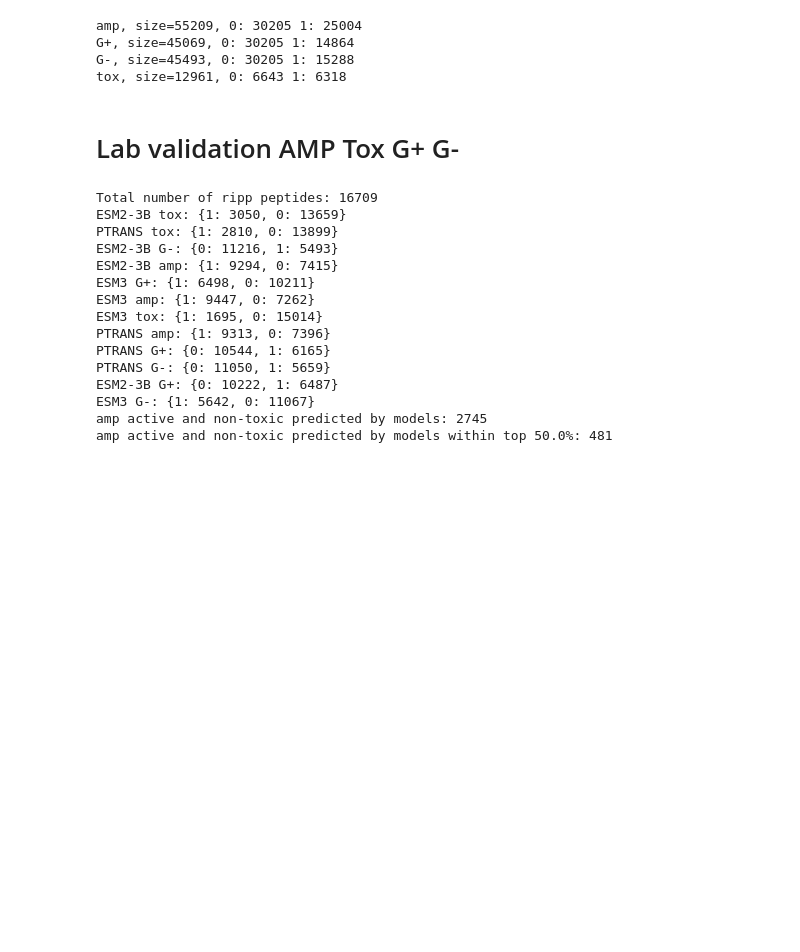
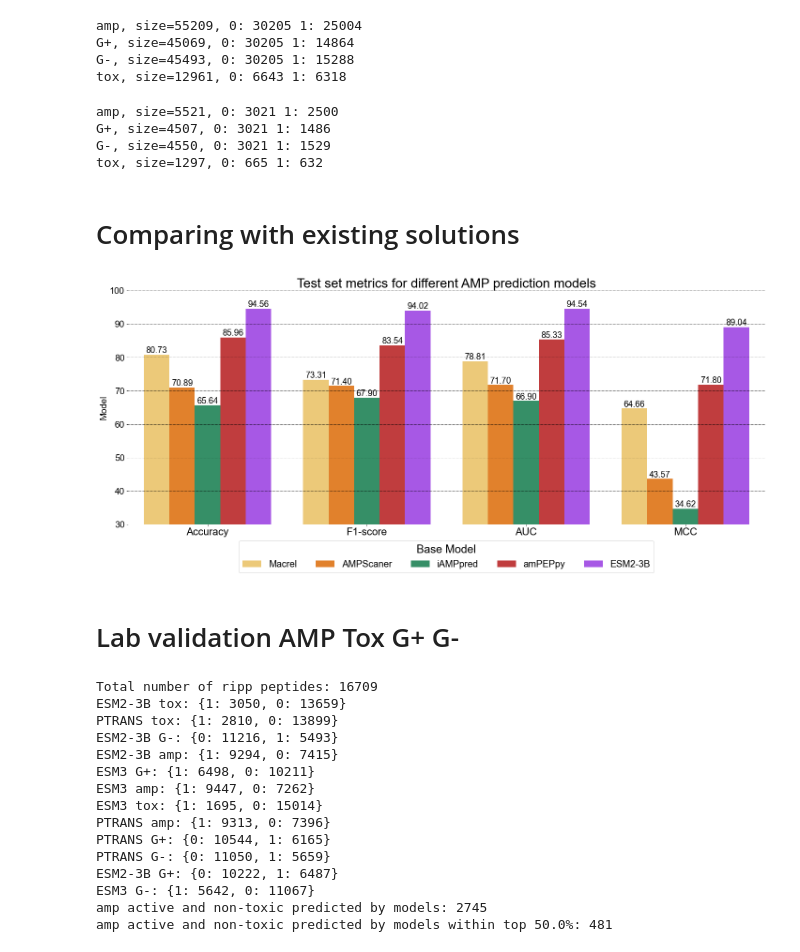
Before and after one commit to BGI-METAI/Metagenome-AI, a Jupyter notebook: notebooks/amp_tox_ripp-round2.ipynb, the cells around one changed output. Drawn from its saved outputs; the diff is of its cells as text; code cells hidden in the pictures; blank space fills up the shorter version.

```diff
--- a/notebooks/amp_tox_ripp-round2.ipynb
+++ b/notebooks/amp_tox_ripp-round2.ipynb
@@ -96,6 +84,75 @@ amp, size=55209, 0: 30205 1: 25004
 G+, size=45069, 0: 30205 1: 14864
 G-, size=45493, 0: 30205 1: 15288
 tox, size=12961, 0: 6643 1: 6318
+# %%
+# Check sizes of test datasets
+for ds, ds_path in zip(['amp', 'G+', 'G-', 'tox'],
+                       ['../data/AMP_new/AMP_2024_08_09_test.tsv', '../data/AMP_new/AMP_2024_09_13_anti_Gram+_test.tsv',
+                        '../data/AMP_new/AMP_2024_09_13_anti_Gram-_test.tsv', '../data/tox/tox_test.tsv']):
+
+    df = pd.read_csv(ds_path, sep='\t', header=None)
+    cnt = Counter(df[3])
+    print(f'{ds}, size={len(df)}, 0: {cnt[0]}', f'1: {cnt[1]}')
+# %% [output]
+amp, size=5521, 0: 3021 1: 2500
+G+, size=4507, 0: 3021 1: 1486
+G-, size=4550, 0: 3021 1: 1529
+tox, size=1297, 0: 665 1: 632
+# %% [markdown]
+# Comparing with existing solutions
+# %%
+results_path='../data/predictions/lab_validation_2nd_round/AMP_test.csv'
+amp_df = pd.read_csv(results_path)
+
+dataset_order = ['AMP global']
+show_models = ['Macrel', 'AMPScaner', 'iAMPpred', 'amPEPpy', 'ESM2-3B']
+metric_list = ['Accuracy', 'F1-score', 'AUC', 'MCC']
+
+amp_subset_df = amp_df[amp_df['Dataset'].isin(dataset_order)]
+amp_subset_df = amp_subset_df[amp_subset_df['Base model'].isin(show_models)]
+amp_subset_df = amp_subset_df[amp_subset_df['Metric'].isin(metric_list)]
+
+amp_subset_df = amp_subset_df.sort_values(
+    ['Dataset', 'Base model'],
+    key=lambda col: col.map(
+        {**{v: i for i, v in enumerate(dataset_order)}, **{v: i for i, v in enumerate(show_models)}}
+    )
+)
+palette = ["#FFD166", "#FF7F0E", "#279E68", "#D62728", "#AA40FC", "#17BECF", "#B5BD61", "#FF9896", "#9EDAE5", "#06D6A0", "#0095B7", "#826400", "#FDE4CF"]
+fig, axs = plt.subplots(nrows=1, ncols=1, figsize=(20, 9))
+barplot = sns.barplot(data=amp_subset_df, x='Metric', y='Score', hue='Base model', palette=palette)
+plt.ylim([30, 100])
+plt.grid(axis='y', zorder=0, linewidth=1, linestyle=':', color='k')
+plt.legend(prop={'size': 11})
+plt.title(f'Test set metrics for different AMP prediction models', size=28)
+plt.box(False)
+plt.xlabel(None)
+plt.xticks(size=22)
+plt.yticks(size=19)
+plt.ylabel(f'Score', size=19)
+plt.ylabel(f'Model', size=19)
+# Annotate each bar with the value inside
+for p in barplot.patches:
+    barplot.annotate(format(p.get_height(), '.2f'),
+                     (p.get_x() + p.get_width() / 2., p.get_height()),
+                     ha = 'center', va = 'center',
+                     xytext = (0, 9), textcoords = 'offset points',
+                     fontsize=18)  # Set font size and bold
+# Set legend to be horizontal below the plot
+plt.legend(
+    title='Base Model',
+    bbox_to_anchor=(0.5, -0.05),  # Adjust position to make the legend wider
+    loc='upper center',
+    ncol=len(show_models),  # Adjust the number of columns based on the number of models
+    prop={'size': 20},  # Font size for legend items
+    title_fontsize=24  # Larger font size for the legend title
+)
+
+plt.tight_layout()
+
+plt.savefig(f'testing_existing_models.png', dpi=300, bbox_inches='tight')
+# %% [output]
+[figure, added]
 # %% [markdown]
 # Lab validation AMP Tox G+ G-
 # %%
```
Also changed, not shown: parts of 4 cells of this notebook.
